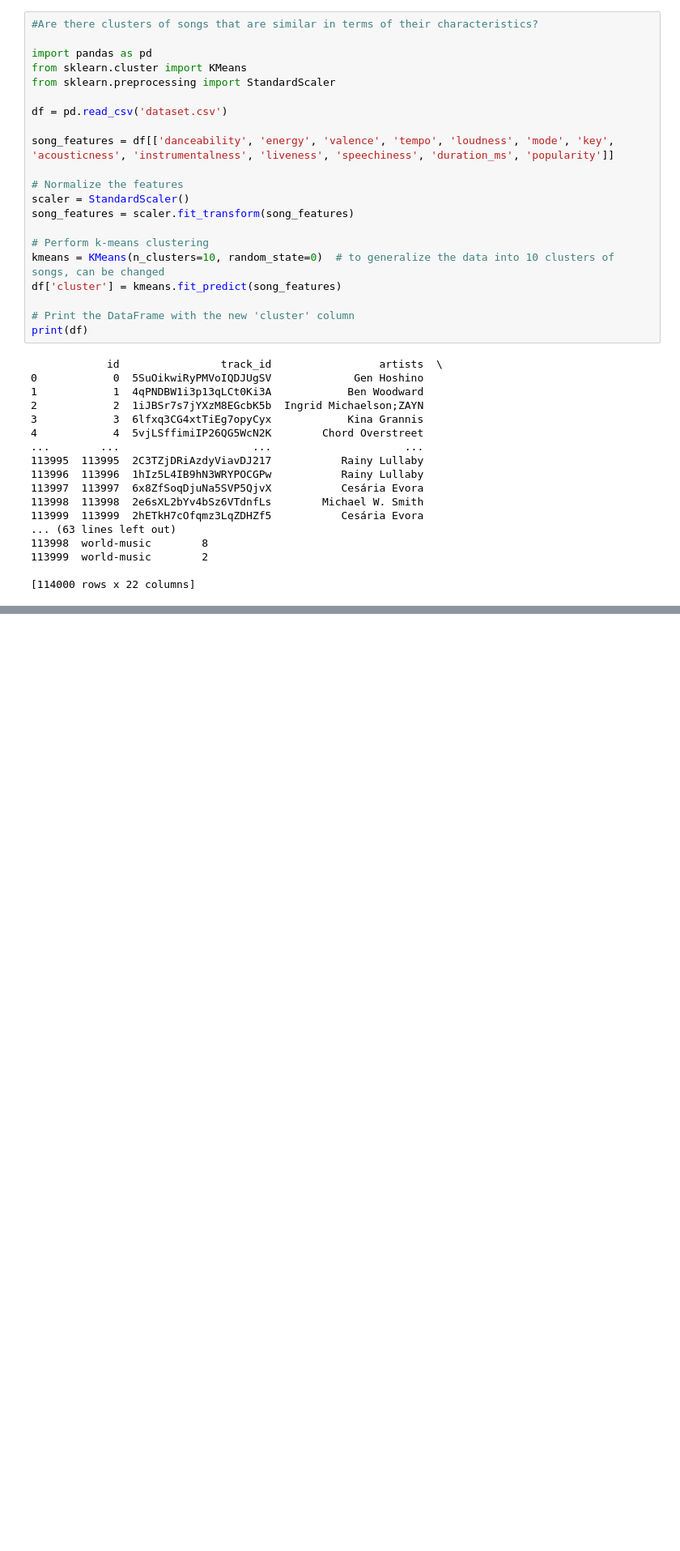
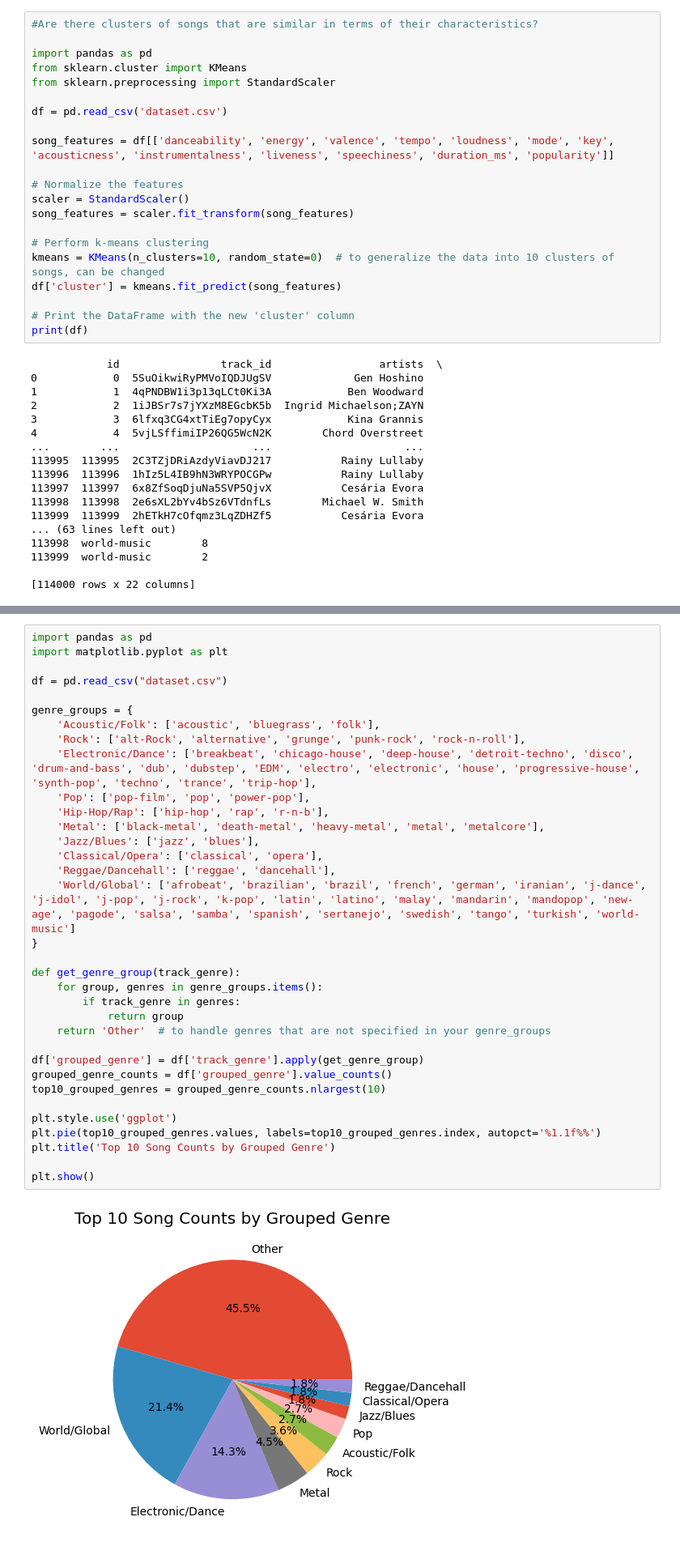
Before and after one commit to nezkaaa/finalproj, a Jupyter notebook: eda.ipynb, the cells around one changed output, grey strips where cells are left out. Shown at 81% size. Saved outputs shown, nothing was run; the diff lists cells and outputs as text; blank space fills up the shorter version.

```diff
--- a/eda.ipynb
+++ b/eda.ipynb
@@ -105,0 +185,36 @@ $affie                                                    0.7440  0.178000
+# %%
+import pandas as pd
+import matplotlib.pyplot as plt
+
+df = pd.read_csv("dataset.csv")
+
+genre_groups = {
+    'Acoustic/Folk': ['acoustic', 'bluegrass', 'folk'],
+    'Rock': ['alt-Rock', 'alternative', 'grunge', 'punk-rock', 'rock-n-roll'],
+    'Electronic/Dance': ['breakbeat', 'chicago-house', 'deep-house', 'detroit-techno', 'disco', 'drum-and-bass', 'dub', 'dubstep', 'EDM', 'electro', 'electronic', 'house', 'progressive-house', 'synth-pop', 'techno', 'trance', 'trip-hop'],
+    'Pop': ['pop-film', 'pop', 'power-pop'],
+    'Hip-Hop/Rap': ['hip-hop', 'rap', 'r-n-b'],
+    'Metal': ['black-metal', 'death-metal', 'heavy-metal', 'metal', 'metalcore'],
+    'Jazz/Blues': ['jazz', 'blues'],
+    'Classical/Opera': ['classical', 'opera'],
+    'Reggae/Dancehall': ['reggae', 'dancehall'],
+    'World/Global': ['afrobeat', 'brazilian', 'brazil', 'french', 'german', 'iranian', 'j-dance', 'j-idol', 'j-pop', 'j-rock', 'k-pop', 'latin', 'latino', 'malay', 'mandarin', 'mandopop', 'new-age', 'pagode', 'salsa', 'samba', 'spanish', 'sertanejo', 'swedish', 'tango', 'turkish', 'world-music']
+}
+
+def get_genre_group(track_genre):
+    for group, genres in genre_groups.items():
+        if track_genre in genres:
+            return group
+    return 'Other'  # to handle genres that are not specified in your genre_groups
+
+df['grouped_genre'] = df['track_genre'].apply(get_genre_group)
+grouped_genre_counts = df['grouped_genre'].value_counts()
+top10_grouped_genres = grouped_genre_counts.nlargest(10)
+
+plt.style.use('ggplot')
+plt.pie(top10_grouped_genres.values, labels=top10_grouped_genres.index, autopct='%1.1f%%')
+plt.title('Top 10 Song Counts by Grouped Genre')
+
+plt.show()
+# %% [output]
+[figure, added]
```
Also changed, not shown: parts of 4 cells of this notebook.
